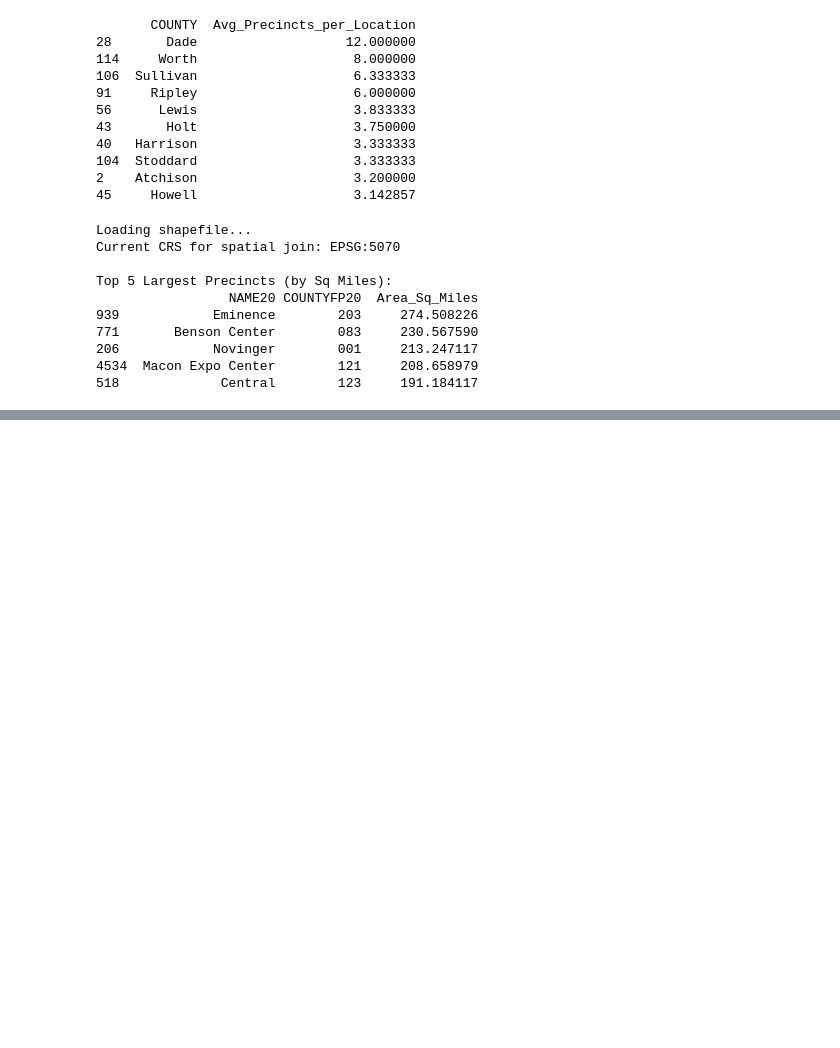
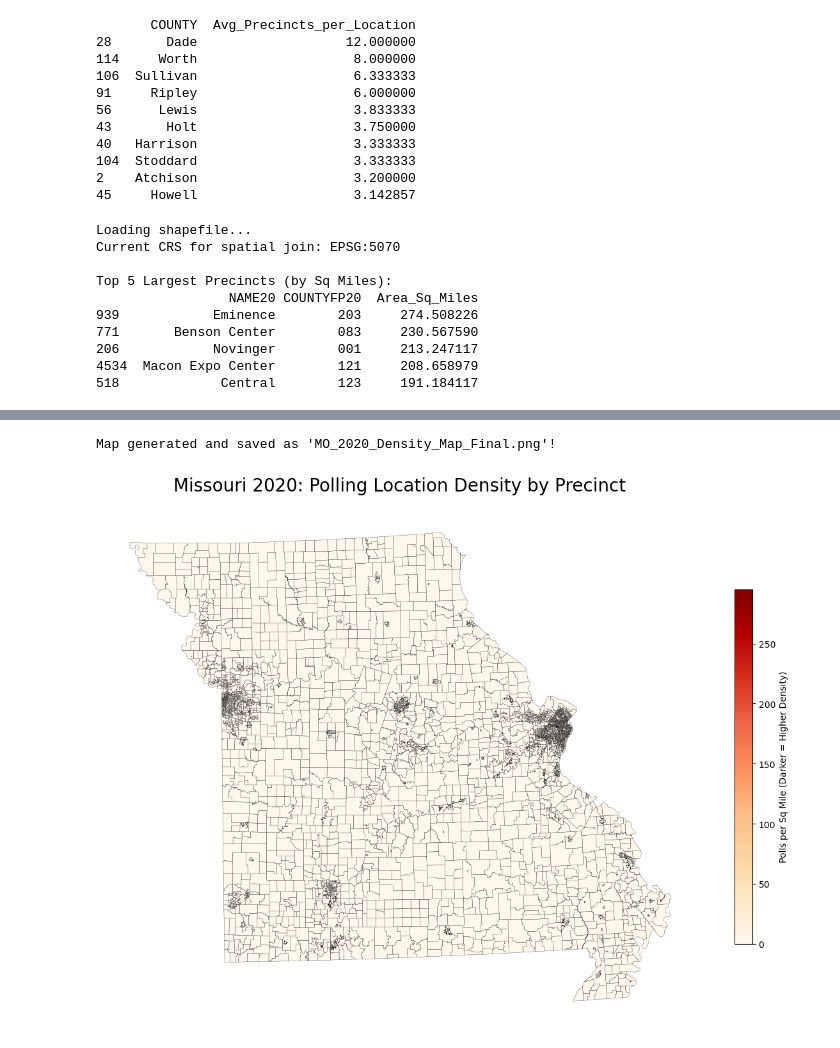
Before and after one commit to davesmith1095/AnalyticsApps, a Jupyter notebook: notebooks/geoeda2.ipynb, the cells around one changed output, grey strips where cells are left out. Drawn from its saved outputs; the diff is of its cells as text; code cells hidden in the pictures; blank space fills up the shorter version.

Commit message:
Updated documentation in geo notebooks and updated data sources in Group 1 Final Project notebook.

```diff
--- a/notebooks/geoeda2.ipynb
+++ b/notebooks/geoeda2.ipynb
@@ -108,40 +133,35 @@ DataSourceError: ../data/raw/MO_2020_Polling_Geocoded_Full.geojson: No such file
 # %%
 import matplotlib.pyplot as plt
 
-# 1. Set up a large, high-quality canvas for the PowerPoint slide
+# 1. Set up a large, high-quality canvas
 fig, ax = plt.subplots(1, 1, figsize=(15, 12))
 ax.set_title("Missouri 2020: Polling Location Density by Precinct", fontsize=20, pad=20)
-
-# 2. Turn off the map axes (we don't need latitude/longitude numbers on a slide)
 ax.axis('off')
 
-# 3. Plot the data!
-# We are coloring the map based on the 'Polls_Per_Sq_Mile' column we calculated.
-# 'cmap' sets the color scheme (OrRd = Orange to Red).
-# 'scheme' groups the data into readable chunks (Quantiles).
+# 2. Plot using a continuous color gradient (removed scheme='quantiles')
 final_precincts_gdf.plot(
     column='Polls_Per_Sq_Mile',
     ax=ax,
     cmap='OrRd',
     linewidth=0.2,
-    edgecolor='black', # Draws thin borders around the precincts
+    edgecolor='black',
     legend=True,
     legend_kwds={
-        'loc': 'lower right',
-        'title': 'Polls per Sq Mile\n(Darker = Higher Density)',
-        'fontsize': 12,
-        'title_fontsize': 14
+        'shrink': 0.6, # Sizes the colorbar nicely on the side
+        'label': 'Polls per Sq Mile (Darker = Higher Density)'
     },
     missing_kwds={
-        "color": "lightgrey", # Colors any precincts that had 0 polling locations
+        "color": "lightgrey",
         "edgecolor": "black",
         "hatch": "///",
         "label": "Missing/Zero Data"
     }
 )
 
-# 4. Save the map as a high-res image directly to your folder
-plt.savefig("../data/MO_2020_Density_Map.png", dpi=300, bbox_inches='tight')
-
-print("Map generated and saved as 'MO_2020_Density_Map.png'!")
-plt.show() # Displays the map right here in the notebook
+# 3. Save and display
+plt.savefig("../data/MO_2020_Density_Map_Final.png", dpi=300, bbox_inches='tight')
+print("Map generated and saved as 'MO_2020_Density_Map_Final.png'!")
+plt.show()
+# %% [output]
+Map generated and saved as 'MO_2020_Density_Map_Final.png'!
+[figure, added]
```
Also changed, not shown: parts of 4 cells of this notebook, 1 other file.
